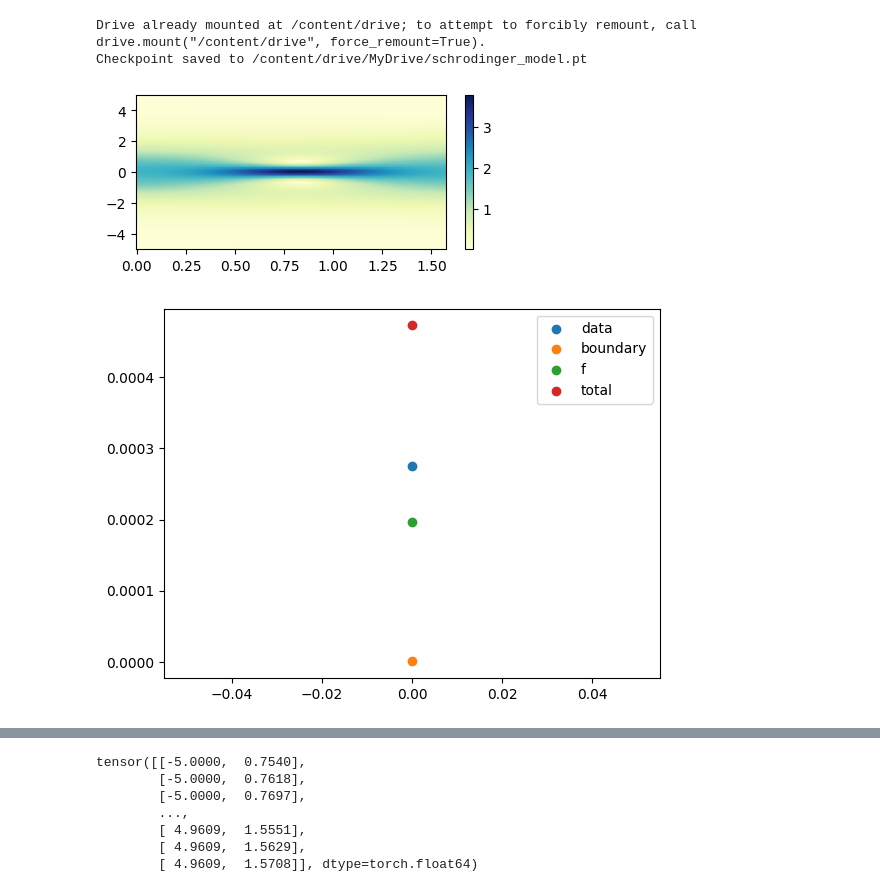
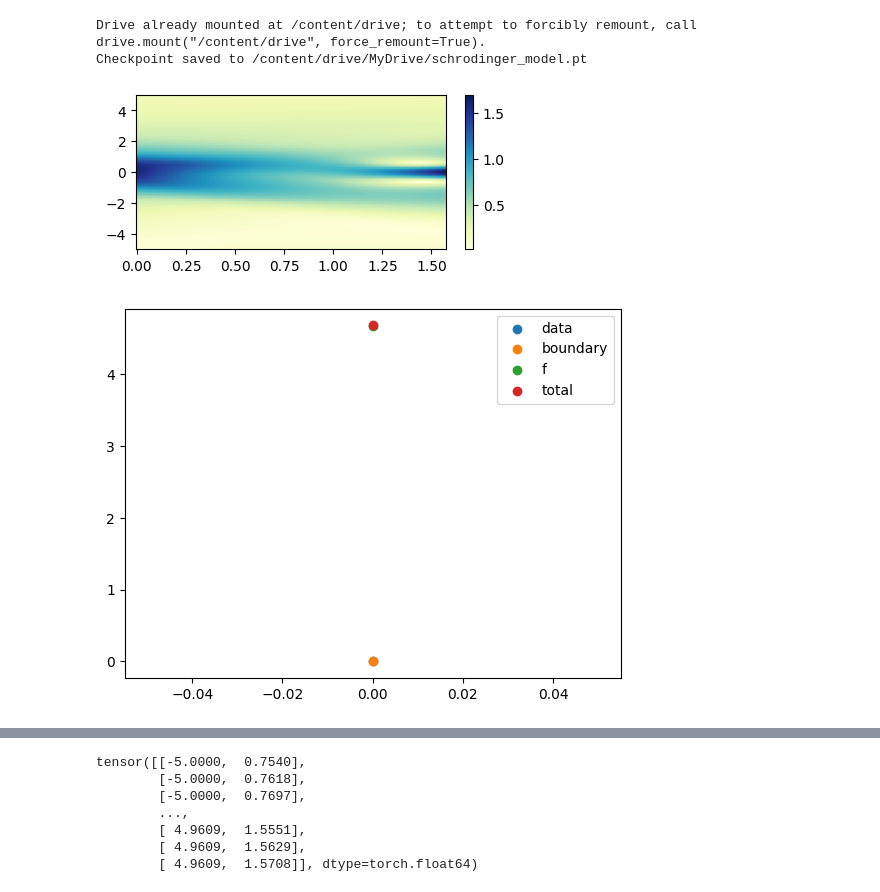
Before and after one commit to viriyadhika/pinns-torch, a Jupyter notebook: PINN/PINN.ipynb, the cells around one changed output, grey strips where cells are left out. Saved outputs shown, nothing was run; the diff lists cells and outputs as text; code cells hidden in the pictures.

```diff
--- a/PINN/PINN.ipynb
+++ b/PINN/PINN.ipynb
@@ -264,7 +68,8 @@ schrodinger_data = SchrodingerData(util,
                                   )
 # %%
 epochs = 1000
-schrodinger_model = SchrodingerModel(n_input=2,n_layer=3, n_out=2)
+schrodinger_model = SchrodingerModel(n_input=2,n_layer=3, n_out=2,                                   t_bound=[0, torch.pi / 2],
+                                   x_bound=[-5, 5])
 optimizer = torch.optim.Adam(schrodinger_model.parameters())
 schrodinger_model.to(device)
 # %% [output]
@@ -285,8 +90,3 @@ SchrodingerModel(
   )
   (last): Linear(in_features=100, out_features=2, bias=True)
 )
-# %%
-data_loss, boundary_loss, f_loss = get_loss(schrodinger_model, schrodinger_data)
-loss = data_loss + boundary_loss + f_loss
-
-loss.backward()
@@ -395,11 +113,11 @@ for i in range(epochs):
     boundary_losses.append(boundary_loss.item())
     f_losses.append(f_loss.item())
 
-    if i % (epochs // 100) == 0:
+    if i % (epochs // 10) == 0:
         T_np, X_np = np.meshgrid(t_np.flatten(), x_np.flatten())
-        pairs = torch.tensor(np.column_stack([X_np.ravel(), T_np.ravel()]), device=device)
+        pairs = torch.tensor(np.column_stack([X_np.ravel(), T_np.ravel()]), device=device, dtype=torch.float)
 
-        result = schrodinger_model(torch.tensor(X_np.ravel()), torch.tensor(T_np.ravel()))
+        result = schrodinger_model(torch.tensor(X_np.ravel(), dtype=torch.float), torch.tensor(T_np.ravel(), dtype=torch.float))
 
         np_result = np.abs(result.detach().cpu().numpy()[:,1] * 1j + result.detach().cpu().numpy()[:,0])
 
@@ -441,7 +167,7 @@ Checkpoint saved to /content/drive/MyDrive/schrodinger_model.pt
 # %%
 epochs = 1
 
-checkpoint_path = "4Refactor/schrodinger_model-29000.pt"
+checkpoint_path = "4Refactor/schrodinger_model-5000.pt"
 checkpoint = torch.load(checkpoint_path, map_location=device)
 
 schrodinger_model.load_state_dict(checkpoint['model_state_dict'])
@@ -454,37 +180,37 @@ for i in range(epochs):
     optimizer.zero_grad()
 
     data_loss, boundary_loss, f_loss = get_loss(schrodinger_model, schrodinger_data)
     loss = data_loss + boundary_loss + f_loss
 
     loss.backward()
 
     optimizer.step()
 
     data_losses.append(data_loss.item())
     boundary_losses.append(boundary_loss.item())
     f_losses.append(f_loss.item())
 
     if i % (epochs) == 0:
         T_np, X_np = np.meshgrid(t_np.flatten(), x_np.flatten())
-        pairs = torch.tensor(np.column_stack([X_np.ravel(), T_np.ravel()]), device=device)
+        pairs = torch.tensor(np.column_stack([X_np.ravel(), T_np.ravel()]), dtype=torch.float, device=device)
 
-        result = schrodinger_model(torch.tensor(X_np.ravel()), torch.tensor(T_np.ravel()))
+        result = schrodinger_model(torch.tensor(X_np.ravel(), dtype=torch.float), torch.tensor(T_np.ravel(), dtype=torch.float))
 
         np_result = np.abs(result.detach().cpu().numpy()[:,1] * 1j + result.detach().cpu().numpy()[:,0])
 
         plt.figure(figsize=(5,2))
         plt.pcolormesh(T_np, X_np, np_result.reshape(x_np.shape[0], t_np.shape[0]), cmap="YlGnBu")
         plt.colorbar()
         plt.show()
         plt.scatter(np.arange(len(data_losses)), np.array(data_losses), label="data")
         plt.scatter(np.arange(len(boundary_losses)), np.array(boundary_losses), label="boundary")
         plt.scatter(np.arange(len(f_losses)), np.array(f_losses), label="f")
         plt.scatter(np.arange(len(boundary_losses)), np.array(boundary_losses) + np.array(data_losses) + np.array(f_losses), label="total")
         plt.legend()
         plt.show()
 # %% [output]
-[figure, old version]
+[figure, new version]
-[figure, old version]
+[figure, new version]
 # %%
 plt.figure(figsize=(9,6))
 for idx, t_evaluation in enumerate([0, 0.12, 0.39, 0.59, 0.79, 0.99, 1.2, 1.3]):
```
Also changed, not shown: parts of 6 cells of this notebook, 2 other files.
